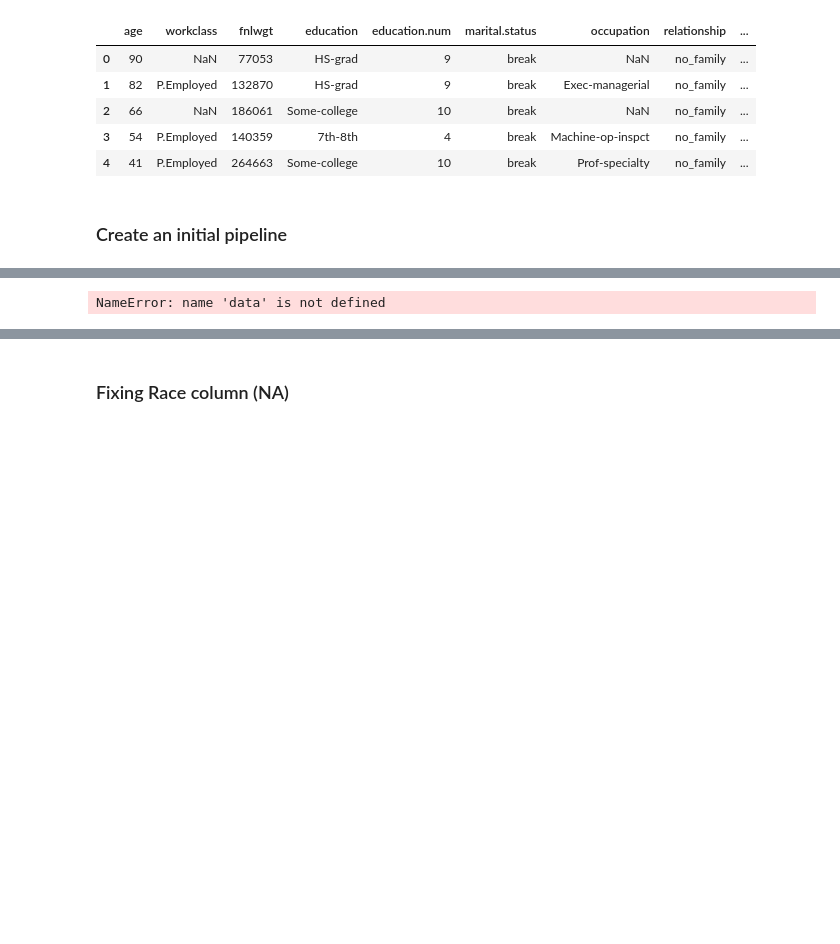
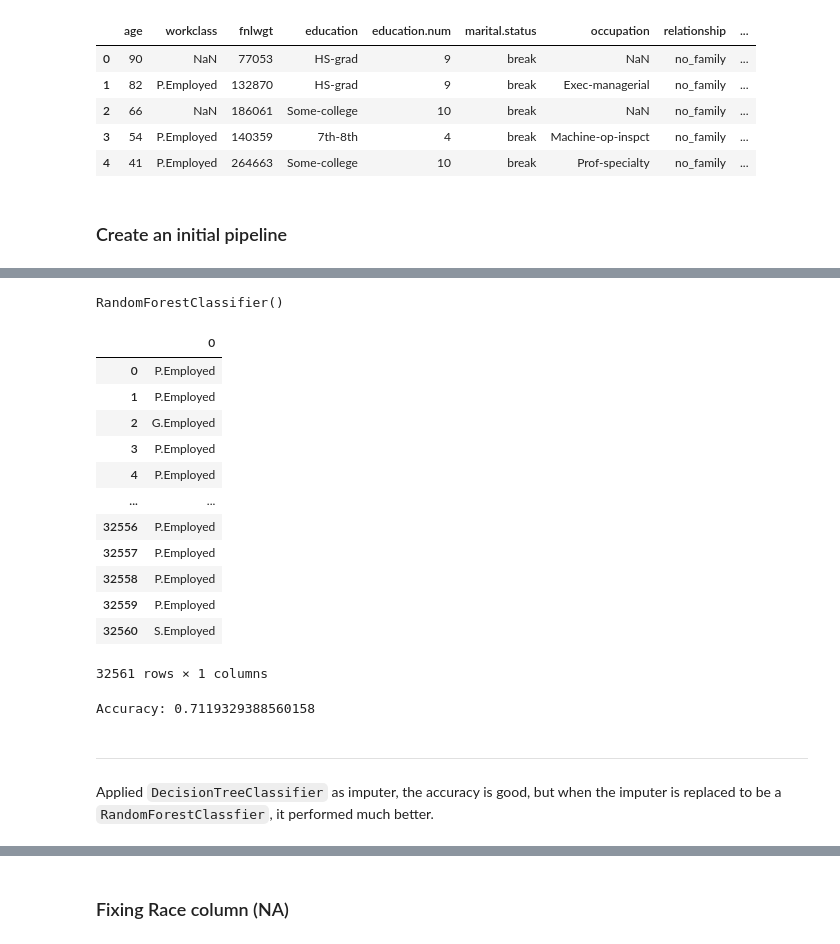
Before and after one commit to roijacob/data-science-projects, a Jupyter notebook: census-income/notebook.ipynb, the cells around one changed output, grey strips where cells are left out. Cells and saved outputs as stored; diff of their text form; code cells hidden in the pictures; blank space fills up the shorter version.

```diff
--- a/census-income/notebook.ipynb
+++ b/census-income/notebook.ipynb
@@ -435,6 +388,4 @@ from sklearn.model_selection import train_test_split
 # %%
 # Split the data into features and target variable
-X = data.drop('target', axis=1)
-y = data['target']
+X = dt_train.drop('passthrough__workclass', axis=1)
+y = dt_train['passthrough__workclass']
-# %% [output]
-NameError: name 'data' is not defined
@@ -461,0 +392,9 @@ print("Accuracy:", clf.score(X_test_imputed, y_test))
+# %%
+# Split the data into train and test sets
+X_train, X_test, y_train, y_test = train_test_split(X, y, test_size=0.33, random_state=0)
+# %%
+# Train the DecisionTreeClassifier
+clf = RandomForestClassifier()
+clf.fit(X_train, y_train)
+# %% [output]
+RandomForestClassifier()
@@ -461,0 +404,27 @@ print("Accuracy:", clf.score(X_test_imputed, y_test))
+# %%
+y_pred_impute = clf.predict(dt_primer.loc[:, dt_primer.columns != 'passthrough__workclass'])
+# %%
+pd.DataFrame(y_pred_impute)
+# %% [output]
+|  | 0 |
+| 0 | P.Employed |
+| 1 | P.Employed |
+| 2 | G.Employed |
+| 3 | P.Employed |
+| 4 | P.Employed |
+| ... | ... |
+| 32556 | P.Employed |
+| 32557 | P.Employed |
+| 32558 | P.Employed |
+| 32559 | P.Employed |
+| 32560 | S.Employed |
+32561 rows × 1 columns
+# %%
+# Evaluate the model's performance
+print("Accuracy:", clf.score(X_test, y_test))
+# %% [output]
+Accuracy: 0.7119329388560158
+# %% [markdown]
+---
+# %% [markdown]
+Applied `DecisionTreeClassifier` as imputer, the accuracy is good, but when the imputer is replaced to be a `RandomForestClassfier`, it performed much better.
```
Also changed, not shown: parts of 38 cells of this notebook, 2 other files.
